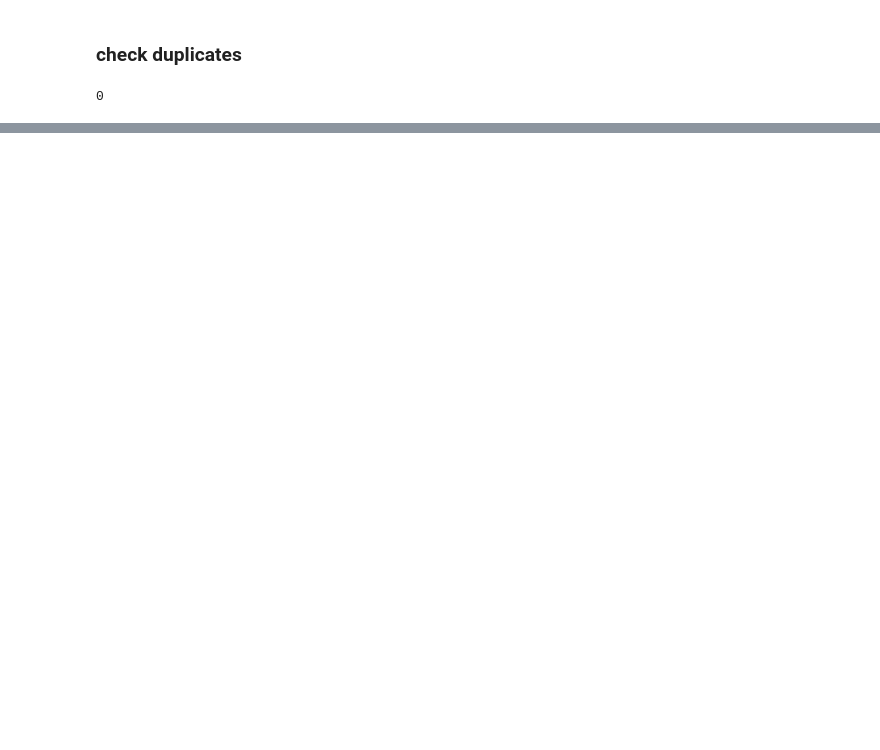
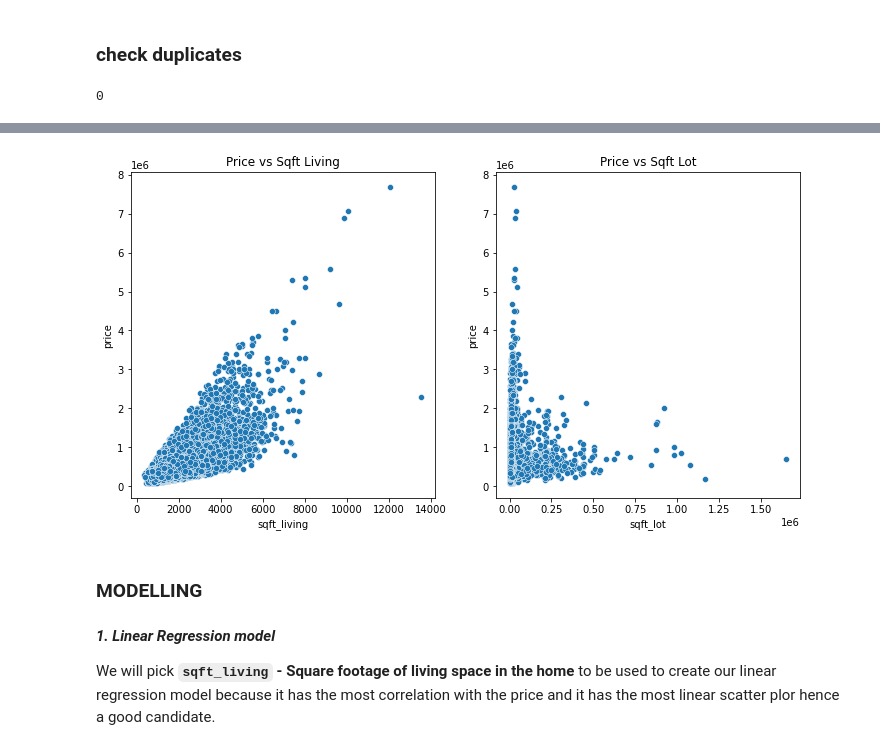
Before and after one commit to JEr1yAnalst/dsc-phase-2project_group7, a Jupyter notebook: student.ipynb, the cells around one changed output, grey strips where cells are left out. Cells and saved outputs as stored; diff of their text form; code cells hidden in the pictures; blank space fills up the shorter version.

```diff
--- a/student.ipynb
+++ b/student.ipynb
@@ -228,0 +262,17 @@ duplicates
+# %%
+plt.figure(figsize=(12, 6))
+plt.subplot(1, 2, 1)
+sns.scatterplot(x='sqft_living', y='price', data=df)
+plt.title('Price vs Sqft Living')
+plt.subplot(1, 2, 2)
+sns.scatterplot(x='sqft_lot', y='price', data=df)
+plt.title('Price vs Sqft Lot')
+plt.show()
+# %% [output]
+[figure, added]
+# %% [markdown]
+### MODELLING
+# %% [markdown]
+***1. Linear Regression model***
+
+We will pick **`sqft_living` - Square footage of living space in the home** to be used to create our linear regression model because it has the most correlation with the price and it has the most linear scatter plor hence a good candidate.
```
Also changed, not shown: parts of 10 cells of this notebook.
